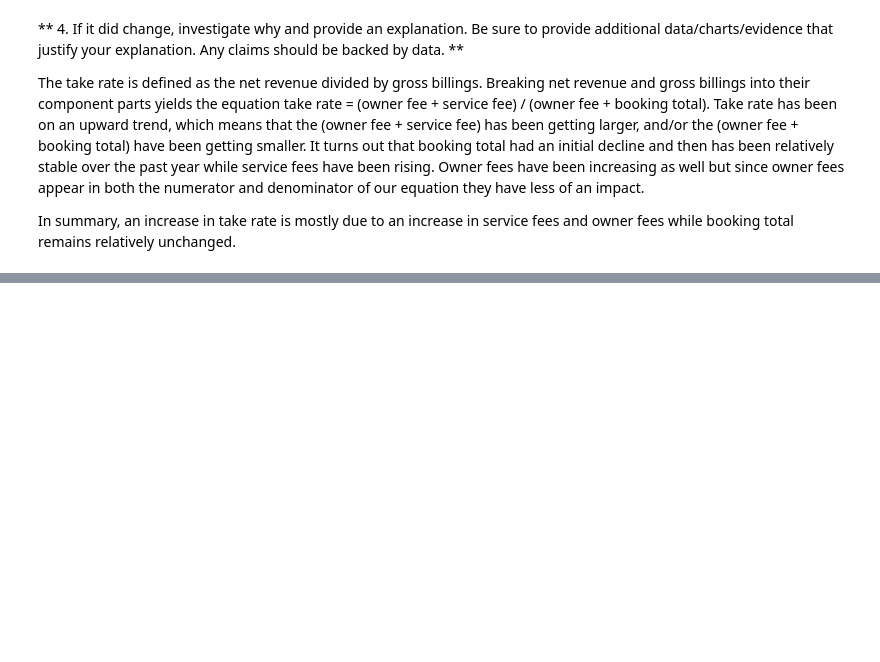
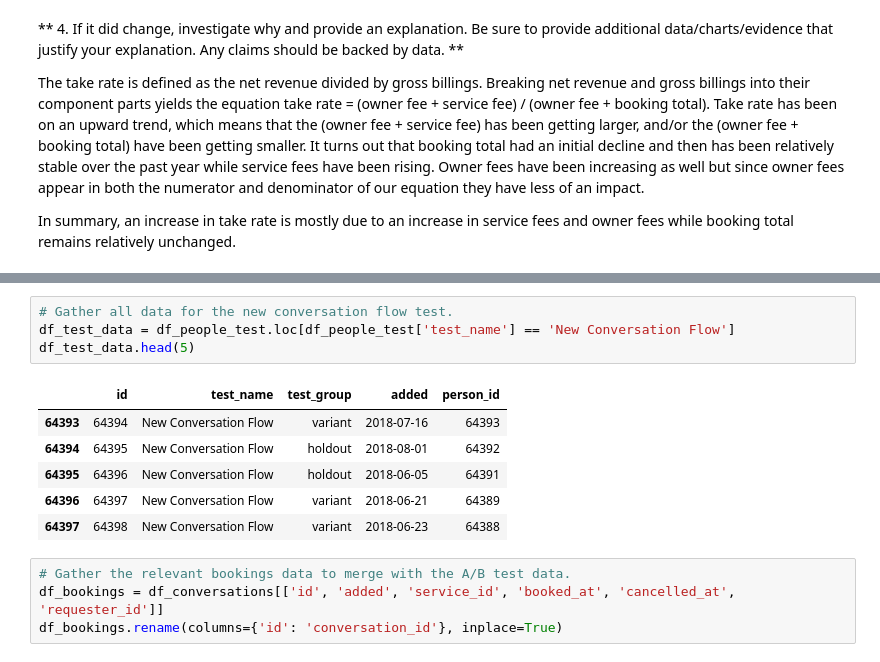
Before and after one commit to Booleans/rover-analytics-assessment, a Jupyter notebook: analysis.ipynb, the cells around one changed output, grey strips where cells are left out. Cells and saved outputs as stored; diff of their text form; blank space fills up the shorter version.

```diff
--- a/analysis.ipynb
+++ b/analysis.ipynb
@@ -769,0 +774,15 @@ In summary, an increase in take rate is mostly due to an increase in service fee
+# %%
+# Gather all data for the new conversation flow test.
+df_test_data = df_people_test.loc[df_people_test['test_name'] == 'New Conversation Flow']
+df_test_data.head(5)
+# %% [output]
+|  | id | test_name | test_group | added | person_id |
+| 64393 | 64394 | New Conversation Flow | variant | 2018-07-16 | 64393 |
+| 64394 | 64395 | New Conversation Flow | holdout | 2018-08-01 | 64392 |
+| 64395 | 64396 | New Conversation Flow | holdout | 2018-06-05 | 64391 |
+| 64396 | 64397 | New Conversation Flow | variant | 2018-06-21 | 64389 |
+| 64397 | 64398 | New Conversation Flow | variant | 2018-06-23 | 64388 |
+# %%
+# Gather the relevant bookings data to merge with the A/B test data.
+df_bookings = df_conversations[['id', 'added', 'service_id', 'booked_at', 'cancelled_at', 'requester_id']]
+df_bookings.rename(columns={'id': 'conversation_id'}, inplace=True)
```
Also changed, not shown: parts of 11 cells of this notebook.
